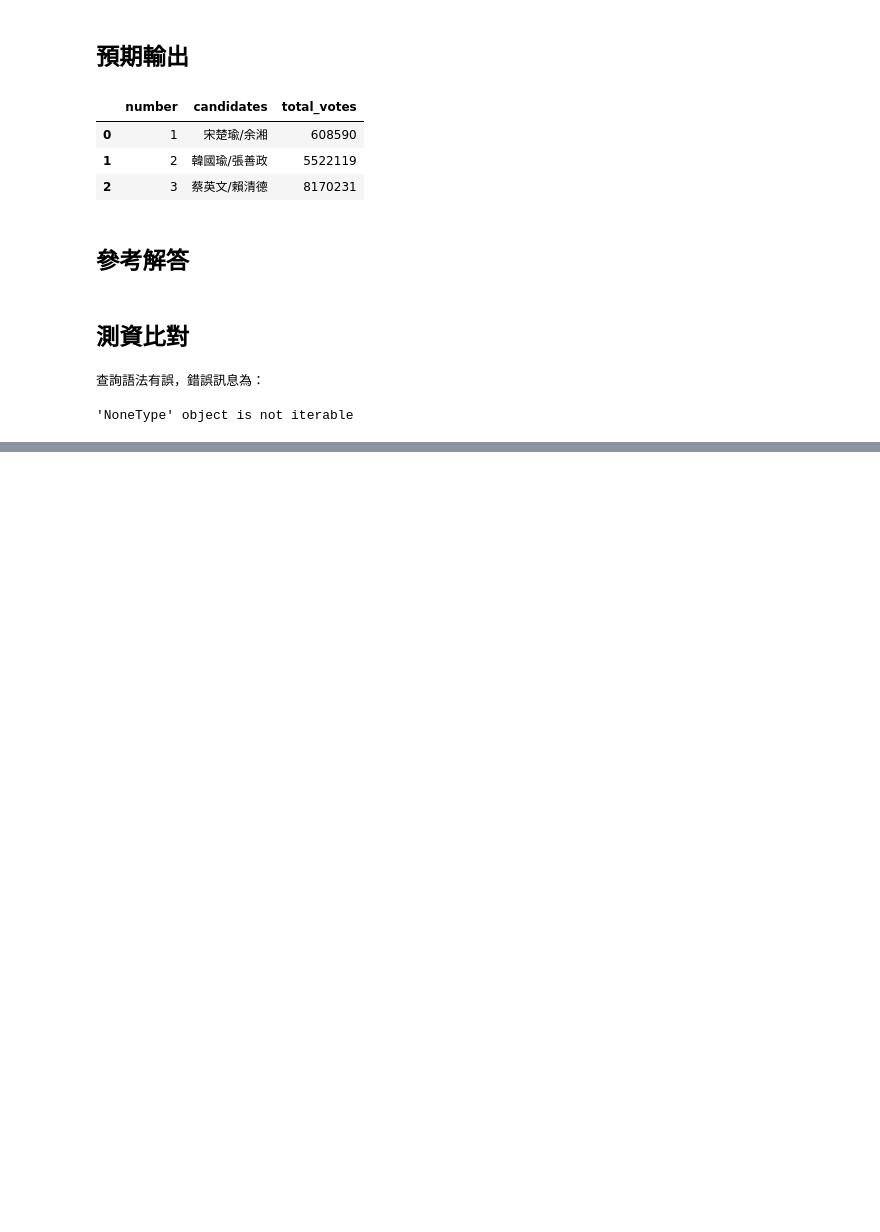
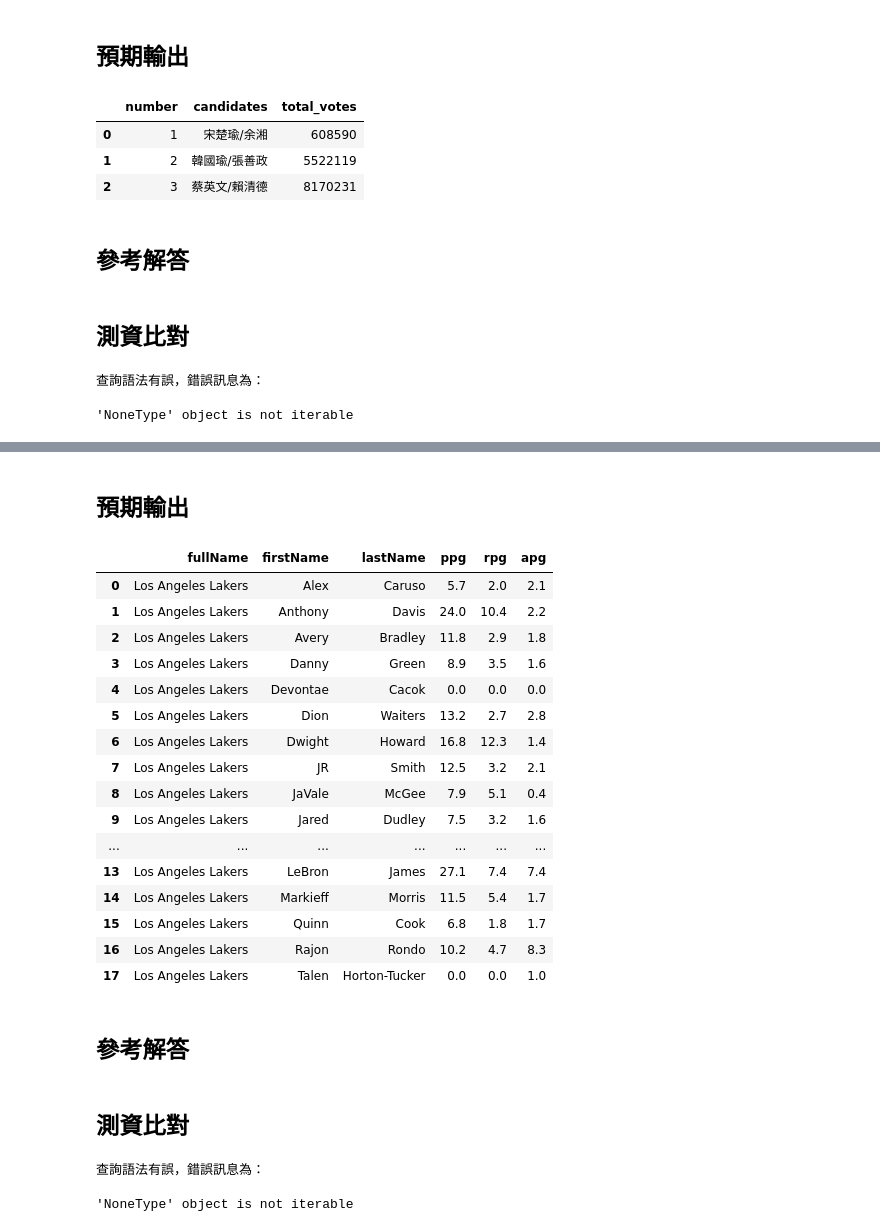
Before and after one commit to yaojenkuo/introduction-to-sql, a Jupyter notebook: 03-exercises.ipynb, the cells around one changed output, grey strips where cells are left out. Drawn from its saved outputs; the diff is of its cells as text; code cells hidden in the pictures; blank space fills up the shorter version.

```diff
--- a/03-exercises.ipynb
+++ b/03-exercises.ipynb
@@ -279,0 +651,40 @@ caq.run_test()
+# %%
+test_query = """
+SELECT teams.fullName,
+       players.firstName,
+       players.lastName,
+       careerSummaries.ppg,
+       careerSummaries.rpg,
+       careerSummaries.apg
+  FROM players
+  JOIN teams
+    ON players.teamId = teams.teamId
+  JOIN careerSummaries
+    ON players.personId = careerSummaries.personId
+ WHERE teams.nickname = 'Lakers'
+ ORDER BY players.firstName;
+"""
+# %% [markdown]
+## 預期輸出
+# %%
+pd.read_sql(test_query, conn_nba)
+# %% [output]
+|  | fullName | firstName | lastName | ppg | rpg | apg |
+| 0 | Los Angeles Lakers | Alex | Caruso | 5.7 | 2.0 | 2.1 |
+| 1 | Los Angeles Lakers | Anthony | Davis | 24.0 | 10.4 | 2.2 |
+| 2 | Los Angeles Lakers | Avery | Bradley | 11.8 | 2.9 | 1.8 |
+| 3 | Los Angeles Lakers | Danny | Green | 8.9 | 3.5 | 1.6 |
+| 4 | Los Angeles Lakers | Devontae | Cacok | 0.0 | 0.0 | 0.0 |
+| 5 | Los Angeles Lakers | Dion | Waiters | 13.2 | 2.7 | 2.8 |
+| 6 | Los Angeles Lakers | Dwight | Howard | 16.8 | 12.3 | 1.4 |
+| 7 | Los Angeles Lakers | JR | Smith | 12.5 | 3.2 | 2.1 |
+| 8 | Los Angeles Lakers | JaVale | McGee | 7.9 | 5.1 | 0.4 |
+| 9 | Los Angeles Lakers | Jared | Dudley | 7.5 | 3.2 | 1.6 |
+| ... | ... | ... | ... | ... | ... | ... |
+| 13 | Los Angeles Lakers | LeBron | James | 27.1 | 7.4 | 7.4 |
+| 14 | Los Angeles Lakers | Markieff | Morris | 11.5 | 5.4 | 1.7 |
+| 15 | Los Angeles Lakers | Quinn | Cook | 6.8 | 1.8 | 1.7 |
+| 16 | Los Angeles Lakers | Rajon | Rondo | 10.2 | 4.7 | 8.3 |
+| 17 | Los Angeles Lakers | Talen | Horton-Tucker | 0.0 | 0.0 | 1.0 |
+# %% [markdown]
+## 參考解答
@@ -279,0 +707,9 @@ caq.run_test()
+# %% [markdown]
+## 測資比對
+# %%
+caq = checkAnsQuery(test_query, ans_query, conn_nba)
+caq.run_test()
+# %% [output]
+查詢語法有誤，錯誤訊息為：
+
+'NoneType' object is not iterable
```
Also changed, not shown: parts of 66 cells of this notebook, 3 other files.
